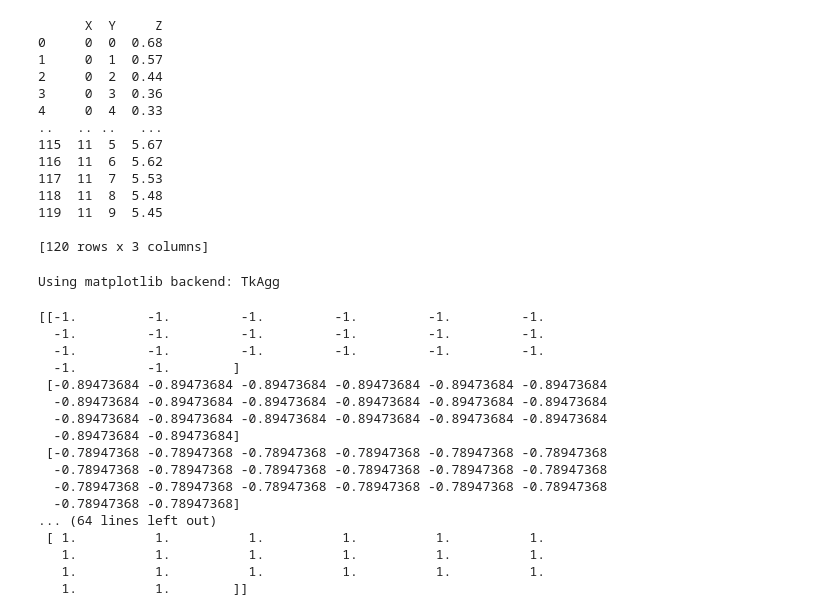
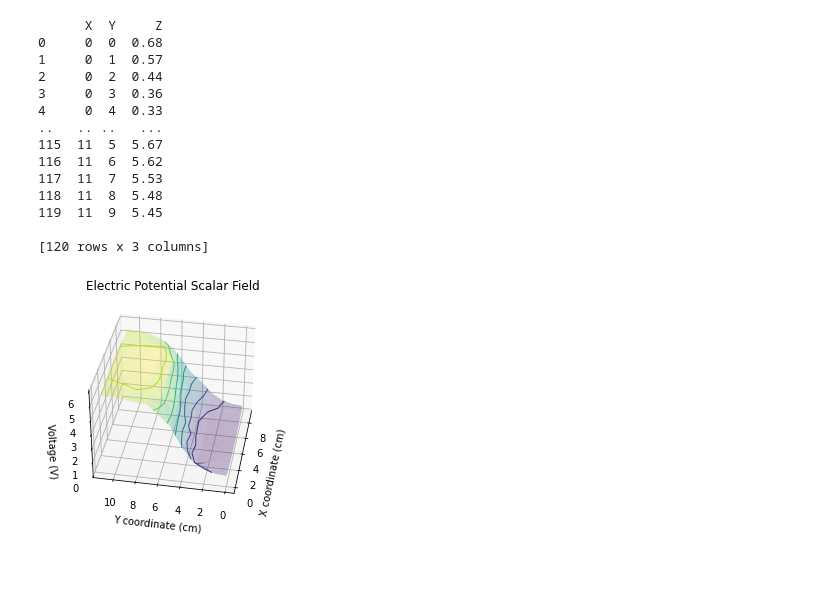
Before and after one commit to jku20/volatage-contour-map, a Jupyter notebook: contour_map.ipynb, the cells around one changed output. Drawn from its saved outputs; the diff is of its cells as text; code cells hidden in the pictures; blank space fills up the shorter version.

Commit message:
add contour lines

```diff
--- a/contour_map.ipynb
+++ b/contour_map.ipynb
@@ -55,56 +52,61 @@ print(df)
 
 [120 rows x 3 columns]
 # %%
-%matplotlib
+#%matplotlib
 import matplotlib.pyplot as plt
 from scipy import interpolate
 
 # Make the plot
 fig = plt.figure()
 ax = fig.add_subplot(projection='3d')
 
-X, Y = np.meshgrid(df['X'], df['Y'])
+# equipotential contour lines
+def only_contours():
+    ax.contour3D(
+        np.arange(10),
+        np.arange(12),
+        df['Z'].to_numpy().reshape(12,10),
+        cmap='viridis',
+        linewidths=1,
+    )
+    ax.view_init(35, 190)
 
-# data is interpolated for smoother graph
-# code roughly taken from here: https://gist.github.com/artivis/63c92c2bd7c5e7049e34
-#Z = interpolate.griddata((df['X'], df['Y']), df['Z'], (X, Y), method="cubic")
-#ax.plot_surface(X, Y, Z, cmap=plt.cm.viridis, linewidth=0.2)
+def only_trisurf():
+    ax.plot_trisurf(
+        df['Y'],
+        df['X'],
+        df['Z'],
+        cmap='viridis',
+        linewidth=0.1,
+    )
+    ax.view_init(35, 190)
 
-# or sharaf's thing
-ax.plot_trisurf(df['X'], df['Y'], df['Z'], cmap=plt.cm.viridis, linewidth=0.2)
-# equipotentials
-# ax.contour(df['Z'])
-#for i in range(1, 6+1):
-#    ax.plot_wireframe(X, Y, i, cmap=plt.cm.viridis)
-#plt.ion()
 
+def both_graphs():
+    ax.plot_trisurf(
+        df['Y'],
+        df['X'],
+        df['Z'],
+        cmap='viridis',
+        linewidth=0.1,
+        alpha=0.3,
+    )
+    ax.contour3D(
+        np.arange(10),
+        np.arange(12),
+        df['Z'].to_numpy().reshape(12,10),
+        cmap='viridis',
+        linewidths=1,
+    )
+    ax.view_init(35, 190)
 
 plt.title('Electric Potential Scalar Field')
 ax.set_xlabel('X coordinate (cm)')
 ax.set_ylabel('Y coordinate (cm)')
 ax.set_zlabel('Voltage (V)')
 
-ax.view_init(30, -120)
+#only_contours()
+#only_trisurf()
+both_graphs()
 # %% [output]
-Using matplotlib backend: TkAgg
+[figure, added]
-# %%
-X, Y = np.mgrid[-1:1:20j, -1:1:20j]
-print(X)
-# %% [output]
-[[-1.         -1.         -1.         -1.         -1.         -1.
-  -1.         -1.         -1.         -1.         -1.         -1.
-  -1.         -1.         -1.         -1.         -1.         -1.
-  -1.         -1.        ]
- [-0.89473684 -0.89473684 -0.89473684 -0.89473684 -0.89473684 -0.89473684
-  -0.89473684 -0.89473684 -0.89473684 -0.89473684 -0.89473684 -0.89473684
-  -0.89473684 -0.89473684 -0.89473684 -0.89473684 -0.89473684 -0.89473684
-  -0.89473684 -0.89473684]
- [-0.78947368 -0.78947368 -0.78947368 -0.78947368 -0.78947368 -0.78947368
-  -0.78947368 -0.78947368 -0.78947368 -0.78947368 -0.78947368 -0.78947368
-  -0.78947368 -0.78947368 -0.78947368 -0.78947368 -0.78947368 -0.78947368
-  -0.78947368 -0.78947368]
-... (64 lines left out)
- [ 1.          1.          1.          1.          1.          1.
-   1.          1.          1.          1.          1.          1.
-   1.          1.          1.          1.          1.          1.
-   1.          1.        ]]
```
Also changed, not shown: parts of 2 cells of this notebook.
